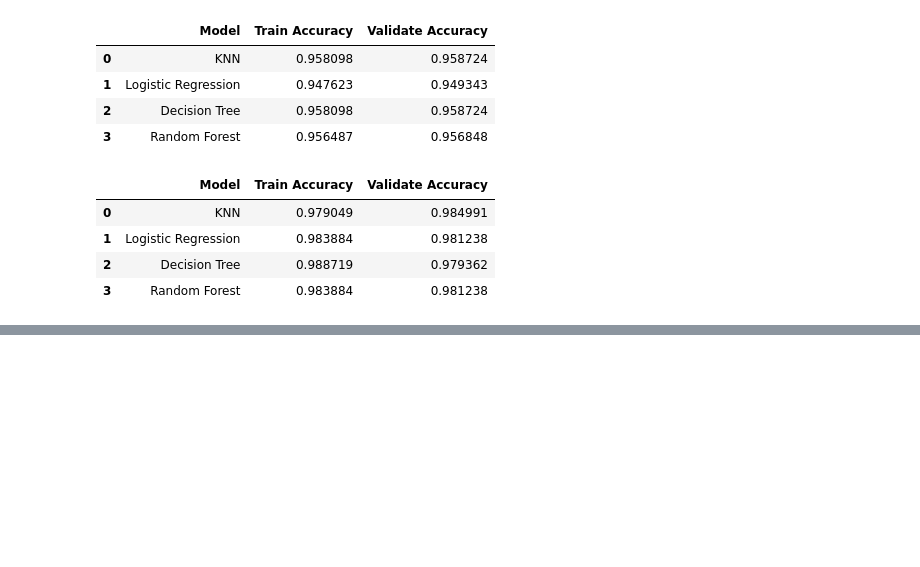
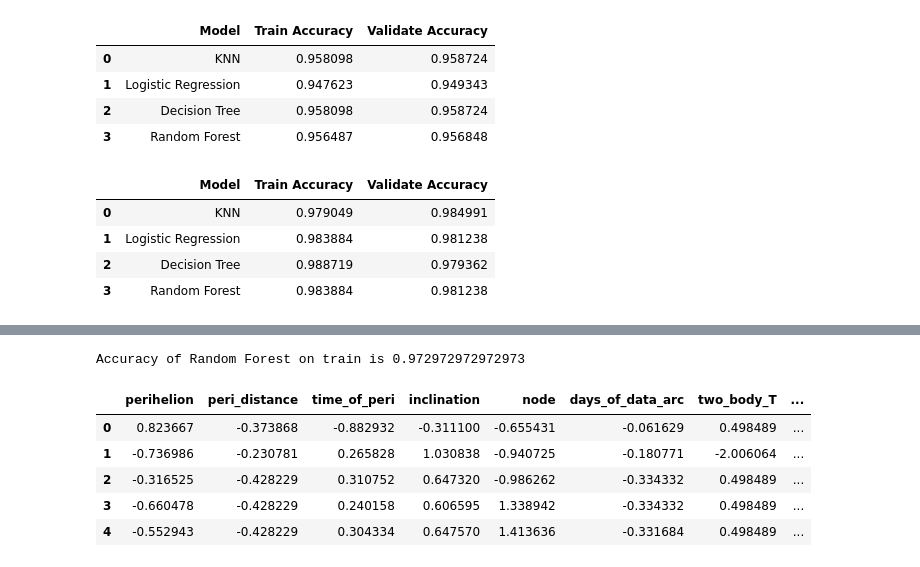
Before and after one commit to Naomi-SB/Personal_Project_comet_classification, a Jupyter notebook: Final_Personal_comet_class_predictions.ipynb, the cells around one changed output, grey strips where cells are left out. Saved outputs shown, nothing was run; the diff lists cells and outputs as text; code cells hidden in the pictures; blank space fills up the shorter version.

```diff
--- a/Final_Personal_comet_class_predictions.ipynb
+++ b/Final_Personal_comet_class_predictions.ipynb
@@ -225,0 +232,13 @@ m.model_results(train_no_data_arc, validate_no_data_arc, train_y, validate_y)
+# %%
+final_results = m.test_model(test_scaled, test_y)
+# %% [output]
+Accuracy of Random Forest on train is 0.972972972972973
+# %%
+train_scaled.head()
+# %% [output]
+|  | perihelion | peri_distance | time_of_peri | inclination | node | days_of_data_arc | two_body_T | ... |
+| 0 | 0.823667 | -0.373868 | -0.882932 | -0.311100 | -0.655431 | -0.061629 | 0.498489 | ... |
+| 1 | -0.736986 | -0.230781 | 0.265828 | 1.030838 | -0.940725 | -0.180771 | -2.006064 | ... |
+| 2 | -0.316525 | -0.428229 | 0.310752 | 0.647320 | -0.986262 | -0.334332 | 0.498489 | ... |
+| 3 | -0.660478 | -0.428229 | 0.240158 | 0.606595 | 1.338942 | -0.334332 | 0.498489 | ... |
+| 4 | -0.552943 | -0.428229 | 0.304334 | 0.647570 | 1.413636 | -0.331684 | 0.498489 | ... |
```
Also changed, not shown: parts of 10 cells of this notebook, 3 other files.
